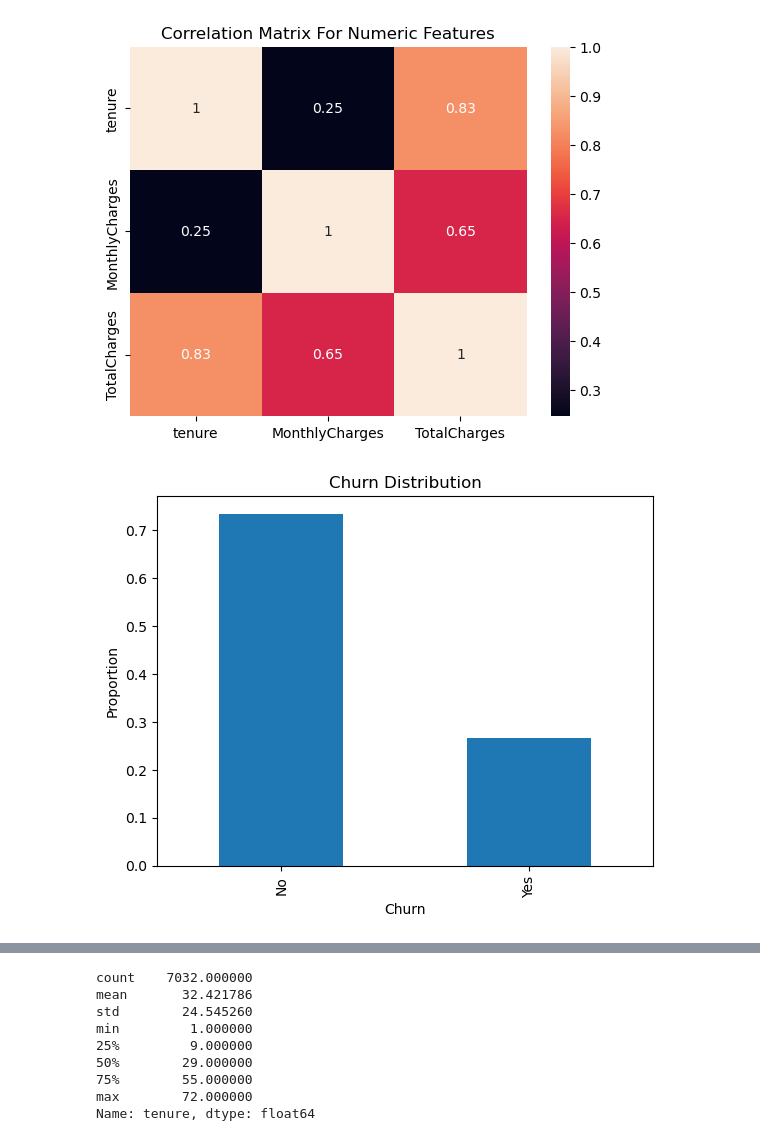
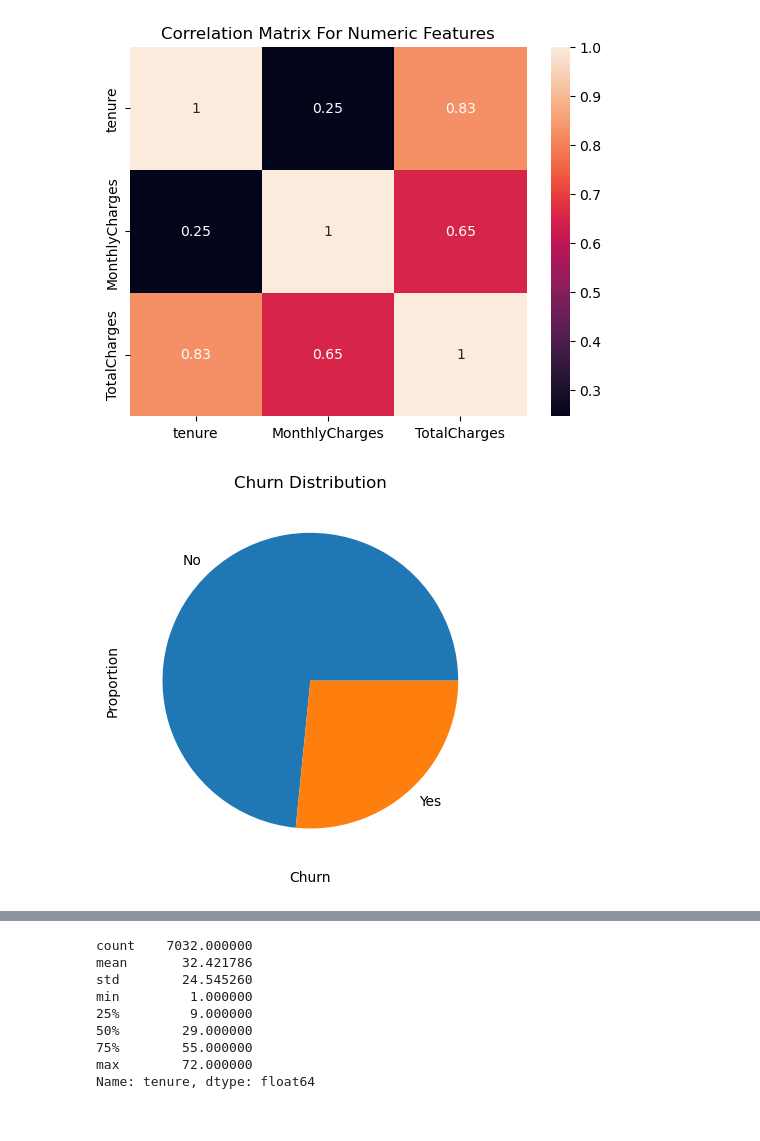
Before and after one commit to UCB-stat-159-f25/final-group02, a Jupyter notebook: Project Notebook.ipynb, the cells around one changed output, grey strips where cells are left out. Drawn from its saved outputs; the diff is of its cells as text; code cells hidden in the pictures.

Commit message:
added pie chart of churn and save all charts to output folder

```diff
--- a/Project Notebook.ipynb
+++ b/Project Notebook.ipynb
@@ -29,7 +29,7 @@ AUC tests passed
 # %%
 pd.set_option('display.max_columns', None)
 # %%
-df = pd.read_csv("WA_Fn-UseC_-Telco-Customer-Churn.csv")
+df = pd.read_csv("Data/WA_Fn-UseC_-Telco-Customer-Churn.csv")
 df['TotalCharges']=pd.to_numeric(df['TotalCharges'], errors='coerce')
 df = df.dropna(subset=["TotalCharges"])
 df.info()
@@ -60,9 +60,11 @@ sns.heatmap(numeric.corr(), annot=True);
 # %% [output]
 [figure]
 # %%
-df["Churn"].value_counts(normalize=True).plot(kind='bar')
+df["Churn"].value_counts(normalize=True).plot(kind='pie')
 plt.title("Churn Distribution")
 plt.xlabel("Churn")
 plt.ylabel("Proportion");
+
+plt.savefig("Churn_dist_pie.png", dpi=300, bbox_inches="tight")
 # %% [output]
-[figure, old version]
+[figure, new version]
```
Also changed, not shown: parts of 14 cells of this notebook, 12 other files.
